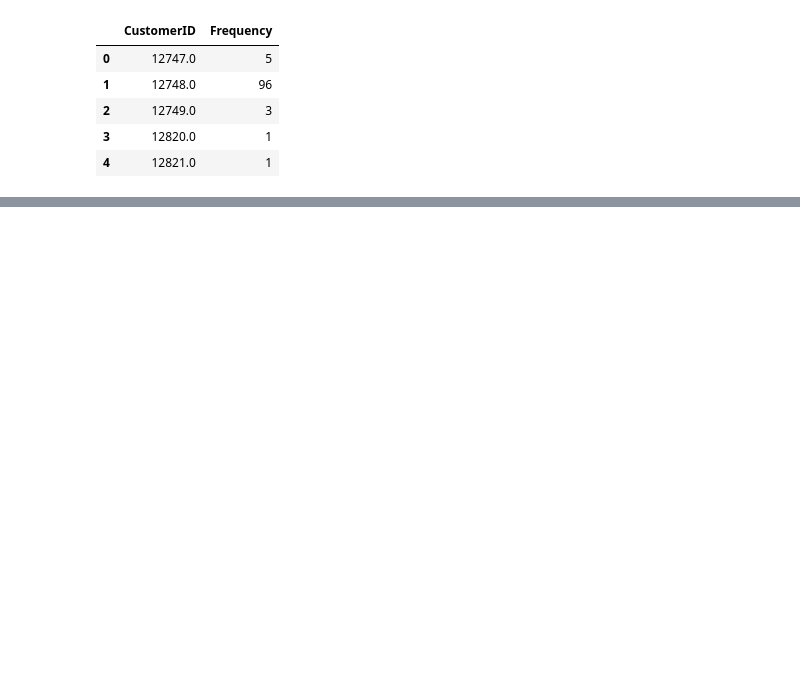
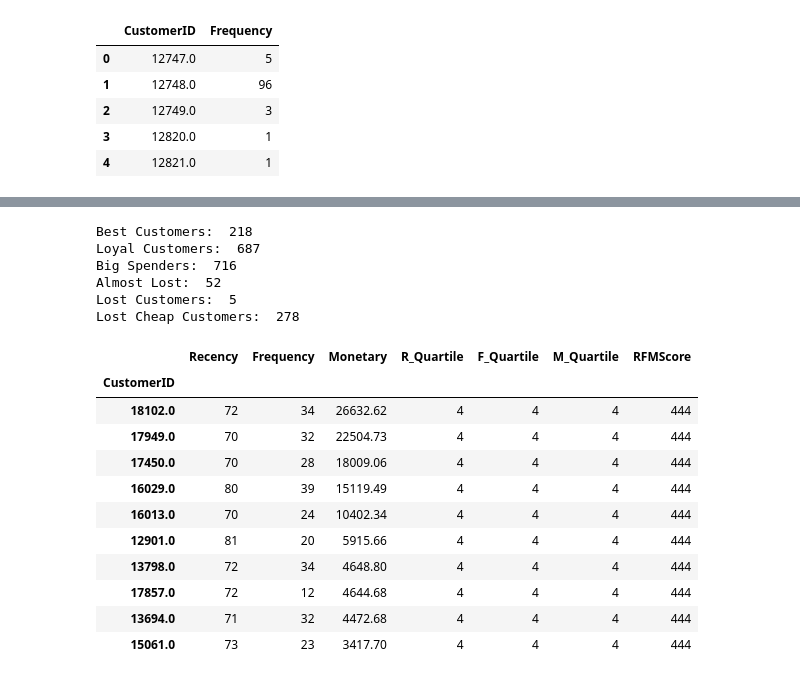
Before and after one commit to iam-ajitkumartoppo/customer_segmentation, a Jupyter notebook: Customer segmentation.ipynb, the cells around one changed output, grey strips where cells are left out. Cells and saved outputs as stored; diff of their text form; code cells hidden in the pictures; blank space fills up the shorter version.

```diff
--- a/Customer segmentation.ipynb
+++ b/Customer segmentation.ipynb
@@ -236,0 +288,3 @@ df_frequency.head()
+# %%
+quantiles = df_rfm.quantile(q=[0.25,0.5,0.75])
+quantiles
@@ -236,0 +302,26 @@ df_frequency.head()
+# %%
+# Arguments (x = value, p = recency, monetary_value, frequency, d = quartiles dict)
+def RScore(x,p,d):
+    if x <= d[p][0.25]:
+        return 4
+    elif x <= d[p][0.50]:
+        return 3
+    elif x <= d[p][0.75]:
+        return 2
+    else:
+        return 1
+# Arguments (x = value, p = recency, monetary_value, frequency, k = quartiles dict)
+def FMScore(x,p,d):
+    if x <= d[p][0.25]:
+        return 1
+    elif x <= d[p][0.50]:
+        return 2
+    elif x <= d[p][0.75]:
+        return 3
+    else:
+        return 4
+# %%
+rfm_segmentation = df_rfm
+rfm_segmentation['R_Quartile'] = rfm_segmentation['Recency'].apply(RScore, args=('Recency',quantiles,))
+rfm_segmentation['F_Quartile'] = rfm_segmentation['Frequency'].apply(FMScore, args=('Frequency',quantiles,))
+rfm_segmentation['M_Quartile'] = rfm_segmentation['Monetary'].apply(FMScore, args=('Monetary',quantiles,))
@@ -236,0 +338,5 @@ df_frequency.head()
+# %%
+rfm_segmentation['RFMScore'] = rfm_segmentation.R_Quartile.map(str) \
+                            + rfm_segmentation.F_Quartile.map(str) \
+                            + rfm_segmentation.M_Quartile.map(str)
+rfm_segmentation.head()
@@ -236,0 +351,29 @@ df_frequency.head()
+# %%
+print("Best Customers: ",len(rfm_segmentation[rfm_segmentation['RFMScore']=='444']))
+print('Loyal Customers: ',len(rfm_segmentation[rfm_segmentation['F_Quartile']==4]))
+print("Big Spenders: ",len(rfm_segmentation[rfm_segmentation['M_Quartile']==4]))
+print('Almost Lost: ', len(rfm_segmentation[rfm_segmentation['RFMScore']=='244']))
+print('Lost Customers: ',len(rfm_segmentation[rfm_segmentation['RFMScore']=='144']))
+print('Lost Cheap Customers: ',len(rfm_segmentation[rfm_segmentation['RFMScore']=='111']))
+# %% [output]
+Best Customers:  218
+Loyal Customers:  687
+Big Spenders:  716
+Almost Lost:  52
+Lost Customers:  5
+Lost Cheap Customers:  278
+# %%
+rfm_segmentation[rfm_segmentation['RFMScore']=='444'].sort_values('Monetary', ascending=False).head(10)
+# %% [output]
+|  | Recency | Frequency | Monetary | R_Quartile | F_Quartile | M_Quartile | RFMScore |
+| CustomerID |  |  |  |  |  |  |  |
+| 18102.0 | 72 | 34 | 26632.62 | 4 | 4 | 4 | 444 |
+| 17949.0 | 70 | 32 | 22504.73 | 4 | 4 | 4 | 444 |
+| 17450.0 | 70 | 28 | 18009.06 | 4 | 4 | 4 | 444 |
+| 16029.0 | 80 | 39 | 15119.49 | 4 | 4 | 4 | 444 |
+| 16013.0 | 70 | 24 | 10402.34 | 4 | 4 | 4 | 444 |
+| 12901.0 | 81 | 20 | 5915.66 | 4 | 4 | 4 | 444 |
+| 13798.0 | 72 | 34 | 4648.80 | 4 | 4 | 4 | 444 |
+| 17857.0 | 72 | 12 | 4644.68 | 4 | 4 | 4 | 444 |
+| 13694.0 | 71 | 32 | 4472.68 | 4 | 4 | 4 | 444 |
+| 15061.0 | 73 | 23 | 3417.70 | 4 | 4 | 4 | 444 |
```
Also changed, not shown: parts of 15 cells of this notebook.
